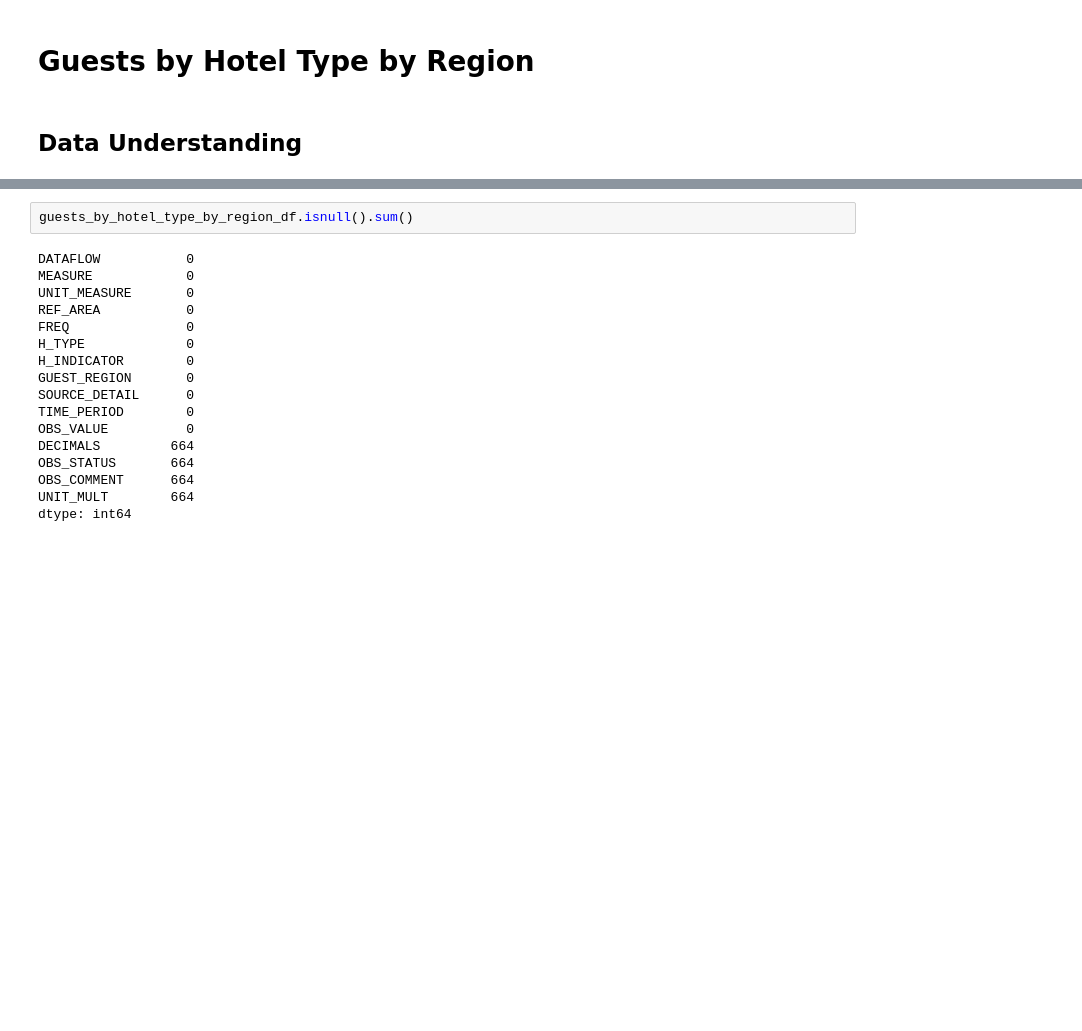
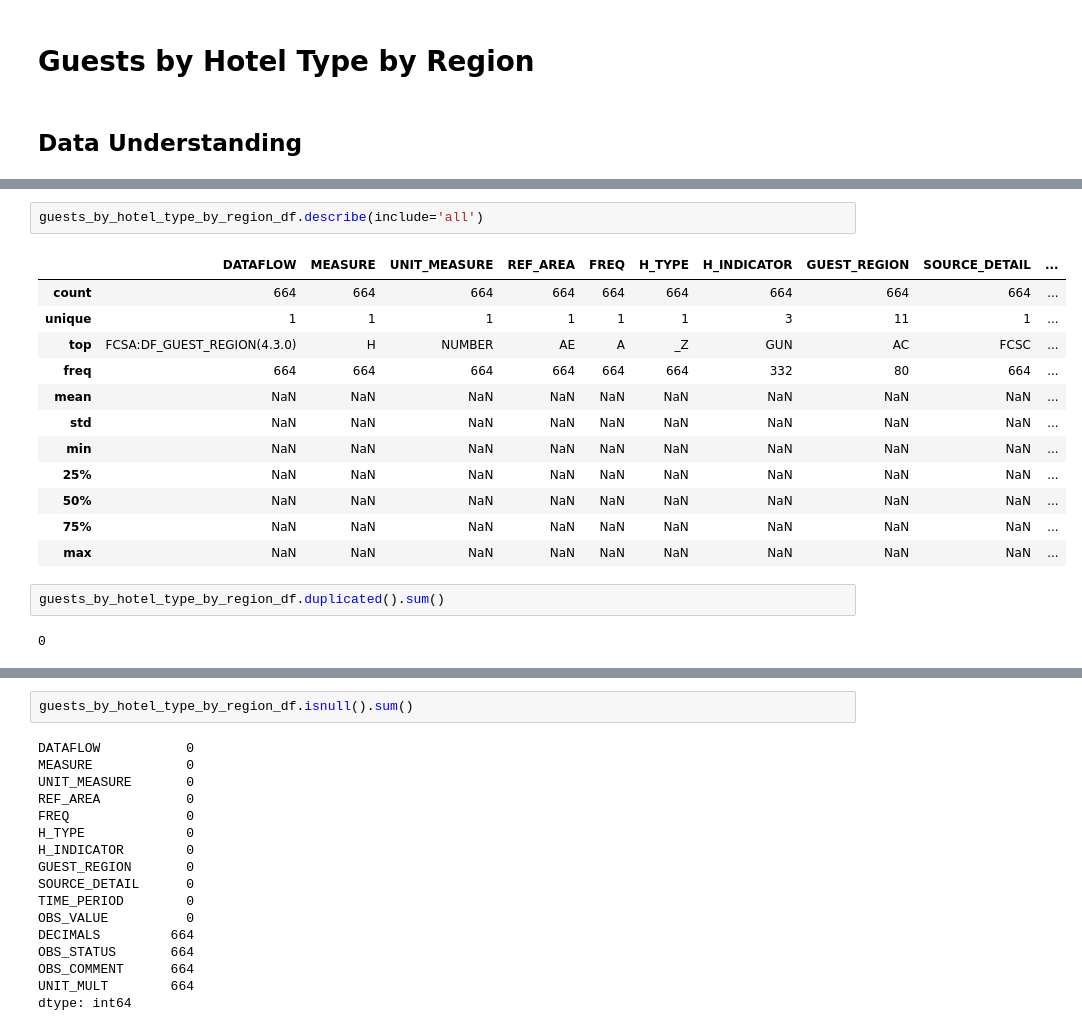
Before and after one commit to codyy6/Ocean-Dubai-House-Rental-and-Sales-Prediction, a Jupyter notebook: Tourism.ipynb, the cells around one changed output, grey strips where cells are left out. Drawn from its saved outputs; the diff is of its cells as text; blank space fills up the shorter version.

```diff
--- a/Tourism.ipynb
+++ b/Tourism.ipynb
@@ -15,0 +25,19 @@ hotel_establishments_main_indicators_df = pd.read_csv('Datasets\\Tourism\\Hotel_
+# %%
+guests_by_hotel_type_by_region_df.describe(include='all')
+# %% [output]
+|  | DATAFLOW | MEASURE | UNIT_MEASURE | REF_AREA | FREQ | H_TYPE | H_INDICATOR | GUEST_REGION | SOURCE_DETAIL | ... |
+| count | 664 | 664 | 664 | 664 | 664 | 664 | 664 | 664 | 664 | ... |
+| unique | 1 | 1 | 1 | 1 | 1 | 1 | 3 | 11 | 1 | ... |
+| top | FCSA:DF_GUEST_REGION(4.3.0) | H | NUMBER | AE | A | _Z | GUN | AC | FCSC | ... |
+| freq | 664 | 664 | 664 | 664 | 664 | 664 | 332 | 80 | 664 | ... |
+| mean | NaN | NaN | NaN | NaN | NaN | NaN | NaN | NaN | NaN | ... |
+| std | NaN | NaN | NaN | NaN | NaN | NaN | NaN | NaN | NaN | ... |
+| min | NaN | NaN | NaN | NaN | NaN | NaN | NaN | NaN | NaN | ... |
+| 25% | NaN | NaN | NaN | NaN | NaN | NaN | NaN | NaN | NaN | ... |
+| 50% | NaN | NaN | NaN | NaN | NaN | NaN | NaN | NaN | NaN | ... |
+| 75% | NaN | NaN | NaN | NaN | NaN | NaN | NaN | NaN | NaN | ... |
+| max | NaN | NaN | NaN | NaN | NaN | NaN | NaN | NaN | NaN | ... |
+# %%
+guests_by_hotel_type_by_region_df.duplicated().sum()
+# %% [output]
+0
```
Also changed, not shown: parts of 6 cells of this notebook.
